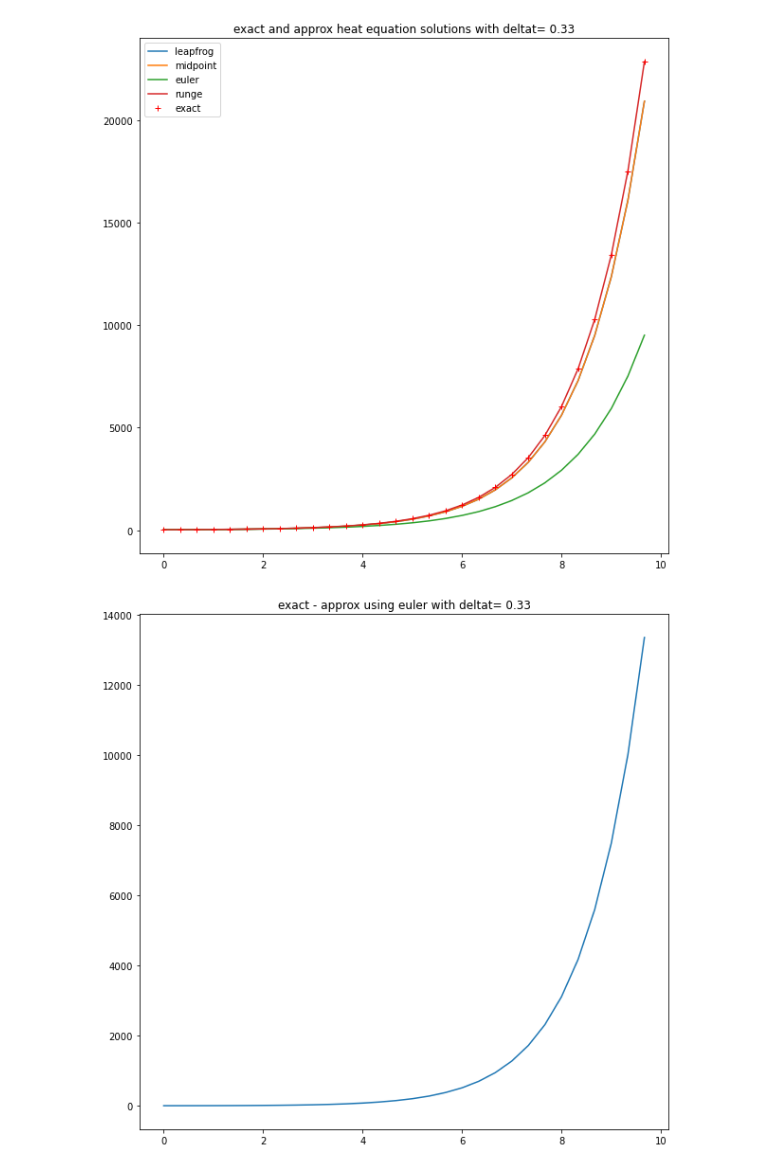
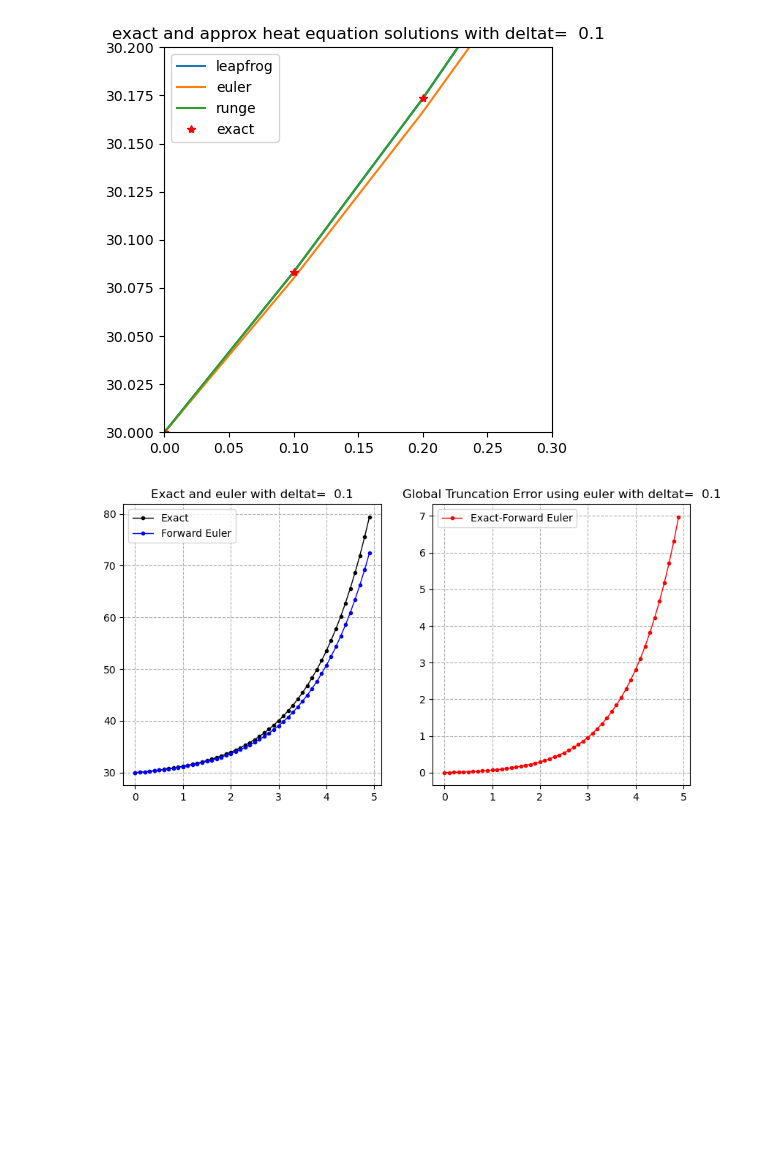
Before and after one commit to valenzuela12/numeric_2024, a Jupyter notebook: numlabs/lab2/terror2.ipynb, the cells around one changed output. Saved outputs shown, nothing was run; the diff lists cells and outputs as text; code cells hidden in the pictures; blank space fills up the shorter version.

```diff
--- a/numlabs/lab2/terror2.ipynb
+++ b/numlabs/lab2/terror2.ipynb
@@ -38,54 +37,72 @@ def eval_fun(fun_choice, arg_dict):
 # %%
 if __name__ == "__main__":
 
-    Ta = 20
+    Ta = 29
     To = 30
-    tend = 10.0
+    tend = 5
     theLambda = 0.8
-    npts = 30
+    npts = 50
 
     default_args = dict(Ta=Ta,
                         To=To,
                         tend=tend,
                         theLambda=theLambda,
                         npts=npts)
     #
     # start a plot to show all the functions
     #
-    fig, ax1 = plt.subplots(1, 1, figsize=(10, 10))
+    fig, ax1 = plt.subplots(1, 1, figsize=(5, 5))
     keep_curves = dict()
-    fun_list = ['leapfrog', 'midpoint', 'euler', 'runge']
+    fun_list = ['leapfrog', 'euler', 'runge']
     #
     # add a curve for each function in fun_list
     #
     for fun_choice in fun_list:
         approxTime, approxTemp = eval_fun(fun_choice, default_args)
         ax1.plot(approxTime, approxTemp, label=fun_choice)
         keep_curves[fun_choice] = (approxTime,approxTemp)
     #
     # now add the exact solution for comparison
     #
     exactTime = np.empty_like(approxTime)
     exactTemp = np.empty_like(exactTime)
     for i in range(npts):
         exactTime[i] = tend * i / npts
         exactTemp[i] = Ta + (To - Ta) * np.exp(theLambda * exactTime[i])
-    ax1.plot(exactTime, exactTemp, 'r+', label='exact')
+    ax1.plot(exactTime, exactTemp, 'r*', label='exact')
     deltat=tend / npts
     title = f"exact and approx heat equation solutions with deltat={deltat:5.2g}"
     ax1.set(title=title)
     ax1.legend(loc='best')
+    ax1.set_xlim([0,0.3])
+    ax1.set_ylim([30,30.2])
     #
-    # Make a second plot that shows the difference between exact and euler
-    #
-    fig2, ax2 = plt.subplots(1, 1,figsize=(10,10))
-    fun_choice = 'euler'
-    approxTemp = keep_curves[fun_choice][1]
-    difference = exactTemp - approxTemp
-    ax2.plot(exactTime, difference)
-    title = f"exact - approx using {fun_choice} with deltat={deltat:5.2g}"
-    ax2.set(title=title)
-    plt.show()
 # %% [output]
-[figure, old version]
+[figure, new version]
-[figure, removed]
+# %%
+    # Make a second plot that shows the difference between exact and euler
+    #
+    plt.figure(figsize=(10,5))
+    plt.subplot(1,2,1)
+    fun_choice = 'euler'
+    approxTemp = keep_curves[fun_choice][1]
+    difference = exactTemp - approxTemp
+    plt.plot(exactTime, exactTemp,'.-k',label='Exact',linewidth=1)
+    plt.plot(exactTime, approxTemp,'.-b',label='Forward Euler',linewidth=1)
+    title = f"Exact and {fun_choice} with deltat={deltat:5.2g}"
+    plt.grid(linestyle='--')
+    plt.title(title)
+    plt.legend()
+    #
+    plt.subplot(1,2,2)
+    fun_choice = 'euler'
+    approxTemp = keep_curves[fun_choice][1]
+    difference = np.abs(exactTemp - approxTemp)#global
+    plt.plot(exactTime, difference,'.-r',label='Exact-Forward Euler',linewidth=1)
+    title = f"Global Truncation Error using {fun_choice} with deltat={deltat:5.2g}"
+    plt.grid(linestyle='--')
+    plt.title(title)
+    plt.legend()
+    plt.show()
+# %% [output]
+[figure, added]
```
Also changed, not shown: parts of 6 cells of this notebook, 11 other files.
